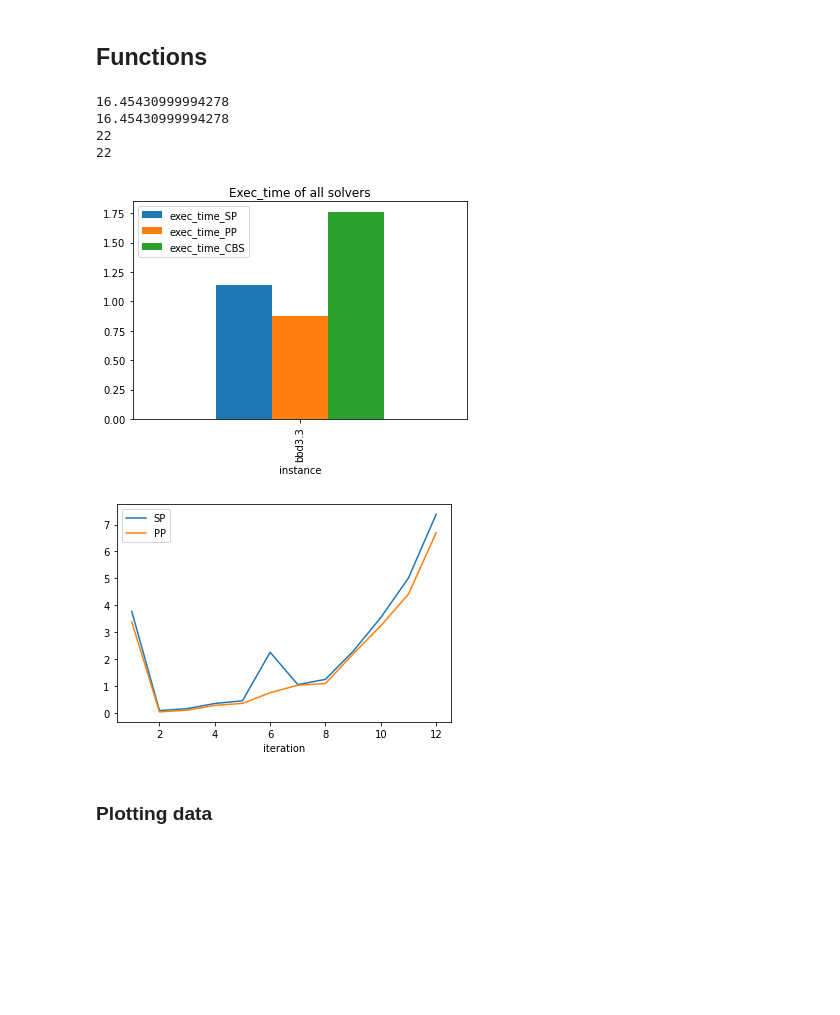
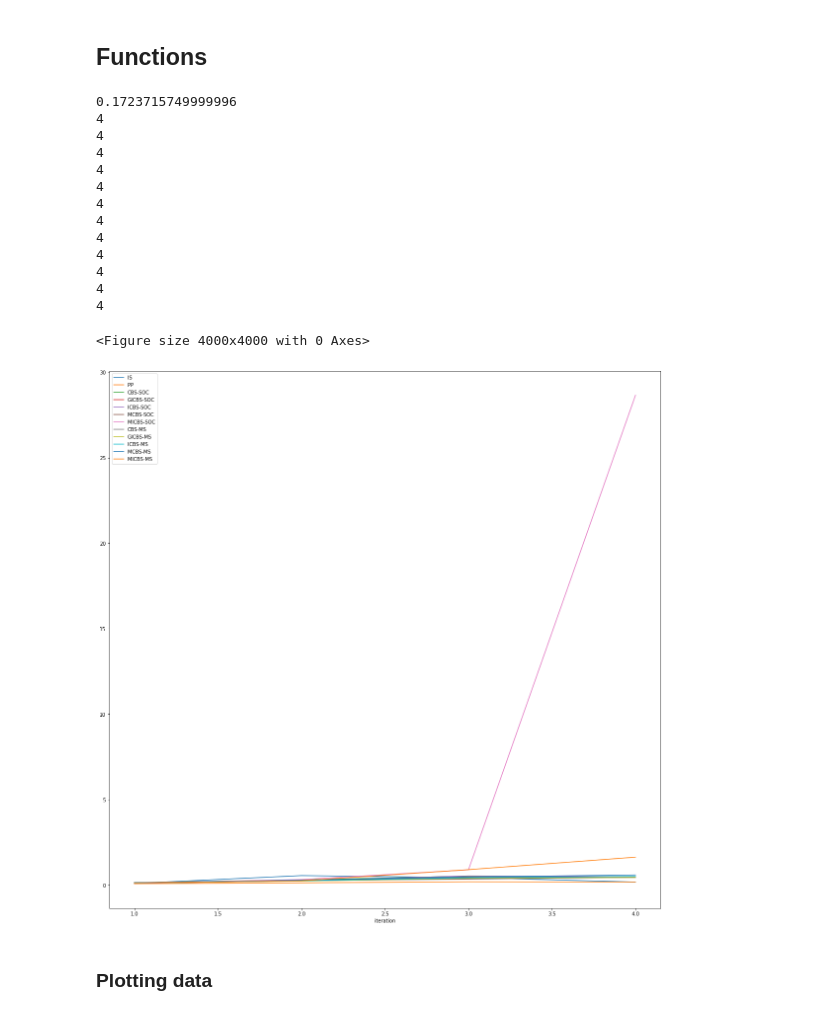
Before and after one commit to PaulRaatschen/Plan-Merging-Project-Sauerbrei-Raatschen, a Jupyter notebook: solvers/Benchmark-Notebook.ipynb, the cells around one changed output. Saved outputs shown, nothing was run; the diff lists cells and outputs as text; code cells hidden in the pictures; blank space fills up the shorter version.

```diff
--- a/solvers/Benchmark-Notebook.ipynb
+++ b/solvers/Benchmark-Notebook.ipynb
@@ -10,20 +11,30 @@ import pandas as pd
 #df = pd.read_csv("./solvers/results.csv")
 df = pd.read_csv("./results.csv")
 
-allSolver = ["SP","PP"]
+allSolver = ["IS","PP","CBS-SOC","GICBS-SOC","ICBS-SOC","MCBS-SOC","MICBS-SOC","CBS-MS","GICBS-MS","ICBS-MS","MCBS-MS","MICBS-MS"]
 # %%
 #Splitting data by solver
 
 #Dataframe of sequential planning
-spdf = df[df['solver'] == 'SP']
+spdf = df[df['solver'] == 'IS']
 
 #Dataframe of prioritized planning
 ppdf = df[df['solver'] == 'PP']
 
 #Dataframe of cbs
-cbsdf = df[df['solver'] == 'CBS']
+cbsdf = df[df['solver'] == 'CBS-SOC']
+
+singledf= {}
+
+for solver in allSolver:
+    singledf[solver] = df[df['solver'] == solver]
 # %%
 #Joining data by instance
 
-combineddf = spdf.set_index('instance').join(ppdf.set_index('instance'),lsuffix="_SP", rsuffix="_PP")
-combineddf = combineddf.join(cbsdf.set_index('instance').add_suffix('_CBS'),lsuffix="",rsuffix="")
+combineddf = singledf[allSolver[0]].set_index('instance').add_suffix("_"+allSolver[0])
+
+for i in range(1,len(allSolver)):
+
+    combineddf = combineddf.join(singledf[allSolver[i]].set_index('instance').add_suffix('_'+allSolver[i]),lsuffix="",rsuffix="")
+
+combineddf.head(-4)
@@ -41,7 +67,12 @@ def plotInstance(instanceName : str, df : pd.DataFrame):
 
     newdf = df.filter(like = instanceName, axis = 0)
 
-    ax = newdf[['exec_time_SP','exec_time_PP','exec_time_CBS' ]].plot.bar(title = 'Exec_time of all solvers')
+    exec_time = []
+
+    for i in allSolver:
+        exec_time.append("exec_time_"+i)
+
+    ax = newdf[exec_time].plot.bar(title = 'Exec_time of all solvers')
 
 
 def averageTime(instanceName : str,solverName : str, df : pd.DataFrame, iterationNumber = -1):
@@ -62,45 +93,57 @@ def averageTime(instanceName : str,solverName : str, df : pd.DataFrame, iteratio
     return newdf.sum() / newdf.size
 
 def plotScale(instanceName : str, df : pd.DataFrame):
     """
     plot_Instance Plots all the results of all solvers for a specific instance
 
     :param instanceName: Name of the instance
     :param df: Dataframe indexed by instance
     :return: A list, containing for every solver a dataframe, with the avg_time per iteration
     """
     newdf = df.filter(like = instanceName, axis = 0)
+
     allResults = []
 
     for solver in allSolver:
         solverResult = pd.DataFrame(columns = ['iteration','avg_exec_time'])
-        numberOfIterations = len(newdf.filter(like = instanceName,axis = 0))//len(allSolver) -1
+        numberOfIterations = len(newdf.filter(like = instanceName+"1",axis = 0))
         print(numberOfIterations)
         for i in range(1,numberOfIterations+1):
             avg_time = averageTime(instanceName,solver, newdf, iterationNumber = i)
             solverResult = solverResult.append(pd.DataFrame({'iteration':[i],'avg_exec_time':[avg_time]}),ignore_index=True)
         allResults.append(solverResult)
 
     ax = allResults[0].plot(x='iteration',y='avg_exec_time',label=allSolver[0])
     for dataNumber in range(1,len(allResults)):
-        allResults[dataNumber].plot(ax=ax,x='iteration',y='avg_exec_time',label=allSolver[dataNumber])
+        allResults[dataNumber].plot(ax=ax,x='iteration',y='avg_exec_time',label=allSolver[dataNumber],figsize=(20,20))
+
 
     return allResults
 
 
 
 
-plotInstance("bbd3.3", combineddf)
-print(averageTime("NT","SP", combineddf, iterationNumber = 4))
-print(averageTime("NT4","SP", combineddf))
-dataOfThePlot = plotScale("mkd",combineddf)
+#plotInstance("edge_cl_instance.lp", combineddf)
+#print(averageTime("test","IS", combineddf, iterationNumber = 3))
+print(averageTime("test4","IS", combineddf))
+figure(figsize=(20, 20), dpi=200)
+dataOfThePlot = plotScale("test",combineddf)
 # %% [output]
-16.45430999994278
-16.45430999994278
-22
-22
+0.1723715749999996
+4
+4
+4
+4
+4
+4
+4
+4
+4
+4
+4
+4
+<Figure size 4000x4000 with 0 Axes>
-[figure, old version]
+[figure, new version]
-[figure, removed]
 # %% [markdown]
 ### Plotting data
 # %%
```
Also changed, not shown: parts of 4 cells of this notebook, 13 other files.
